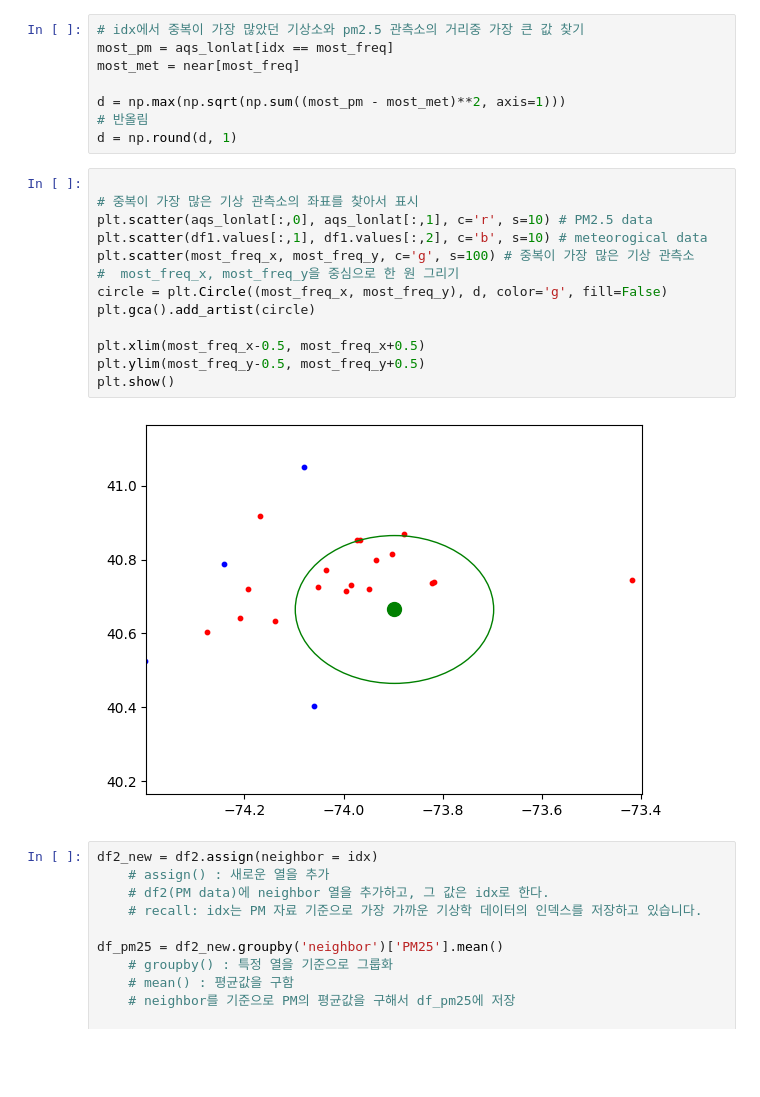
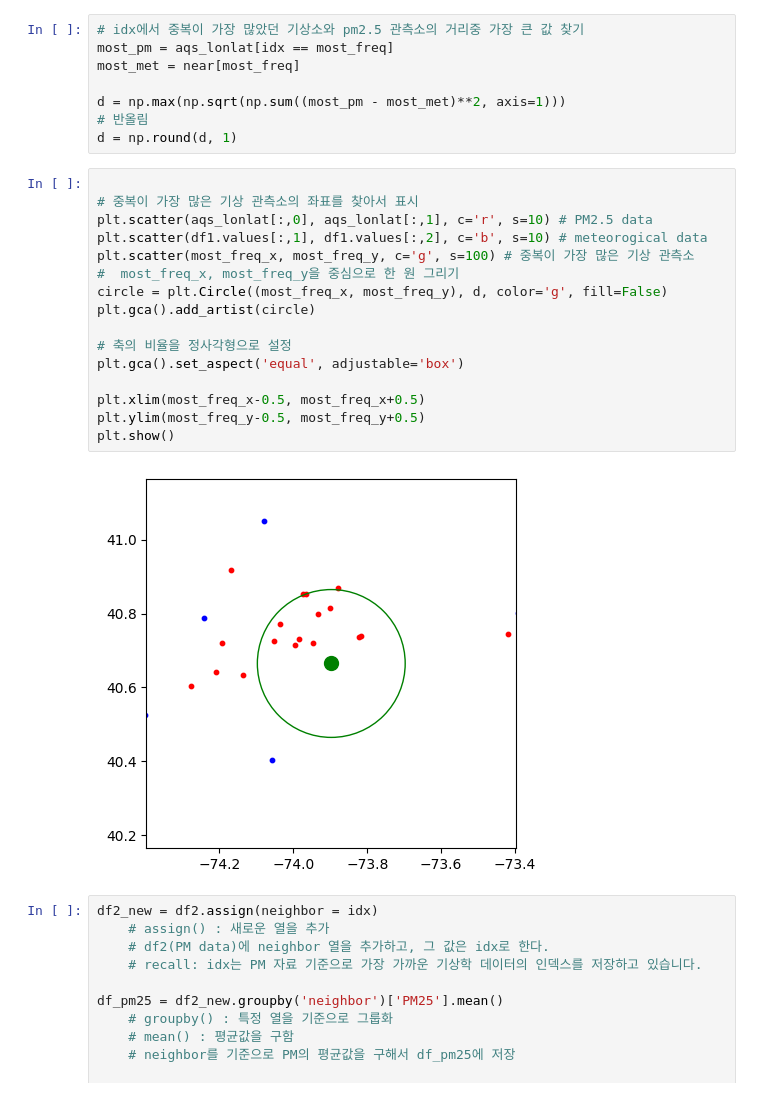
Before and after one commit to rnjsgjswjd/DeepKriging, a Jupyter notebook: Application_Study.ipynb, the cells around one changed output. Drawn from its saved outputs; the diff is of its cells as text; blank space fills up the shorter version.

```diff
--- a/Application_Study.ipynb
+++ b/Application_Study.ipynb
@@ -206,18 +208,21 @@ d = np.round(d, 1)
 # %%
 
 # 중복이 가장 많은 기상 관측소의 좌표를 찾아서 표시
 plt.scatter(aqs_lonlat[:,0], aqs_lonlat[:,1], c='r', s=10) # PM2.5 data
 plt.scatter(df1.values[:,1], df1.values[:,2], c='b', s=10) # meteorogical data
 plt.scatter(most_freq_x, most_freq_y, c='g', s=100) # 중복이 가장 많은 기상 관측소
 #  most_freq_x, most_freq_y을 중심으로 한 원 그리기
 circle = plt.Circle((most_freq_x, most_freq_y), d, color='g', fill=False)
 plt.gca().add_artist(circle)
 
+# 축의 비율을 정사각형으로 설정
+plt.gca().set_aspect('equal', adjustable='box')
+
 plt.xlim(most_freq_x-0.5, most_freq_x+0.5)
 plt.ylim(most_freq_y-0.5, most_freq_y+0.5)
 plt.show()
 # %% [output]
-[figure, old version]
+[figure, new version]
 # %%
 df2_new = df2.assign(neighbor = idx)
     # assign() : 새로운 열을 추가
```
Also changed, not shown: parts of 49 cells of this notebook, 21 other files.
